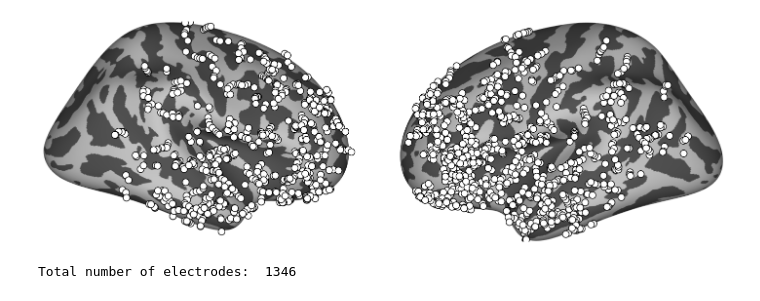
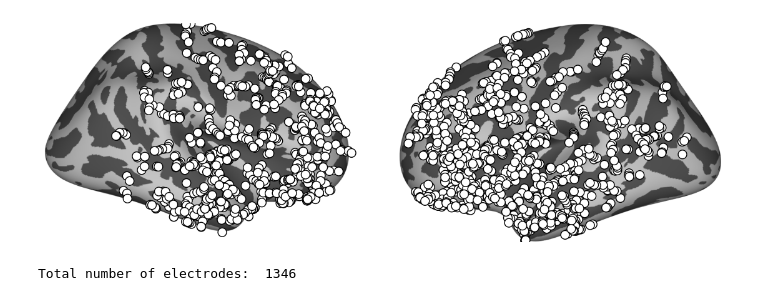
Before and after one commit to azaho/btbench, a Jupyter notebook: figure_hemispheres_electrodes.ipynb, the cells around one changed output. Cells and saved outputs as stored; diff of their text form; code cells hidden in the pictures.

Commit message:
updated figures

```diff
--- a/figure_hemispheres_electrodes.ipynb
+++ b/figure_hemispheres_electrodes.ipynb
@@ -100,25 +100,25 @@ def plot_hemispheres_separately(electrodes, ax1, ax2, colors=None, vmin=0, vmax=
     plot_hemisphere_axis(electrodes, colors=colors, ax=ax2, hemisphere="left", vmin=vmin, vmax=vmax)
 # %%
 vmin, vmax = 0, 0.1
-fig, axes = plt.subplots(1, 2, figsize=(18, 9),
+fig, axes = plt.subplots(1, 2, figsize=(14, 9),
                         gridspec_kw={'wspace': 0.1})
 
 # Collect all electrodes across subjects
 all_electrodes = {}
 for subject_id in range(1, 11):
     subject_class = Subject(subject_id, cache=False)
     all_electrodes[f"sub_{subject_id}"] = subject_class.electrode_labels
 
 # Create white colors for all electrodes
 colors = {label: 'white' for subject_id in range(1, 11)
          for label in Subject(subject_id, cache=False).electrode_labels}
 
 # Plot all subjects on single pair of hemispheres
 plot_hemispheres_separately(all_electrodes, axes[0], axes[1], colors=colors)
 
-plt.savefig('figures/language_localizer_combined.pdf', bbox_inches='tight', dpi=300)
+plt.savefig('figures/hemispheres_electrodes.pdf', bbox_inches='tight', dpi=300)
 # %% [output]
-[figure, old version]
+[figure, new version]
 # %%
 print("Total number of electrodes: ", len(colors))
 # %% [output]
```
Also changed, not shown: 3 other files.
